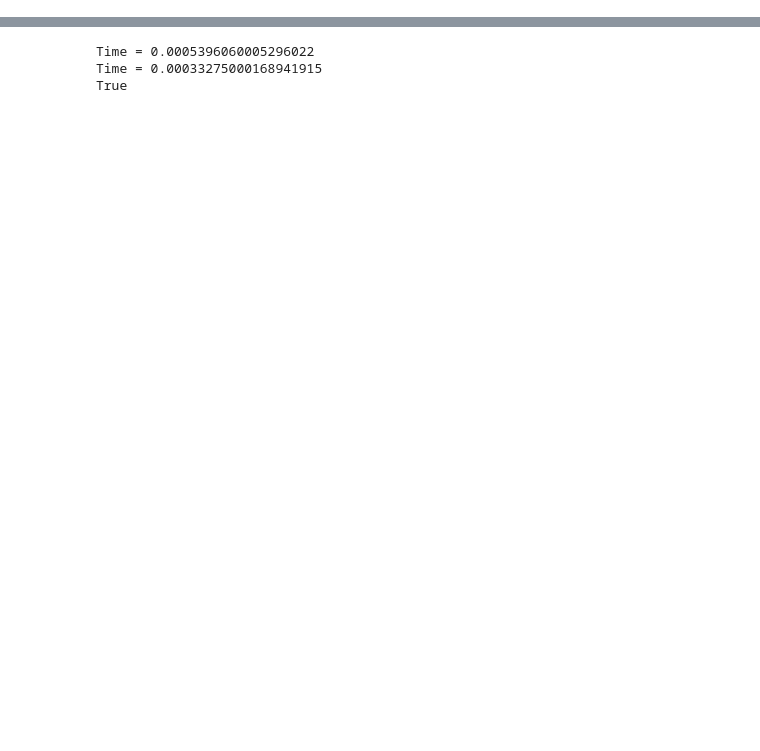
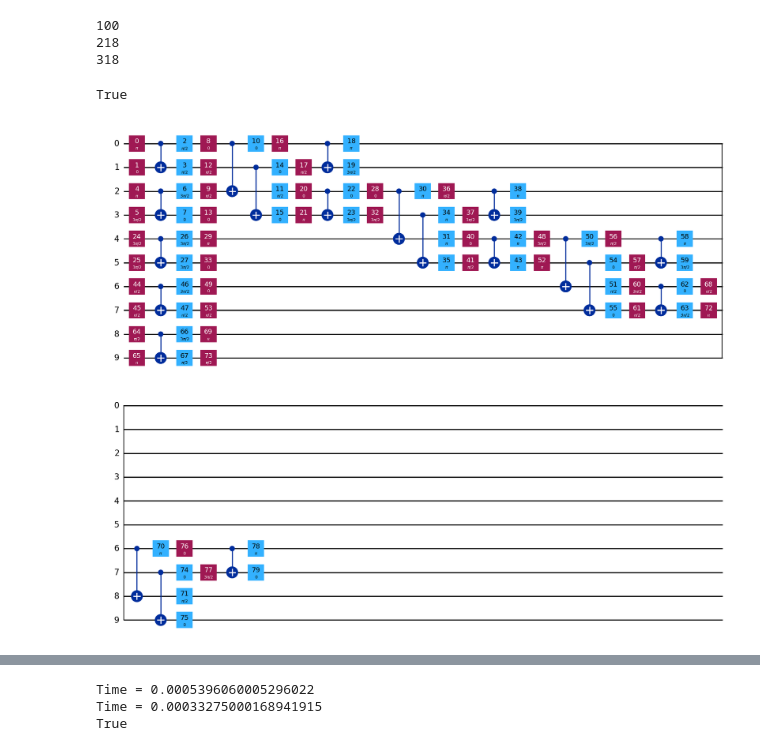
Before and after one commit to Bruno-Danti/CliffordNTK, a Jupyter notebook: notebooks/9.ipynb, the cells around one changed output, grey strips where cells are left out. Drawn from its saved outputs; the diff is of its cells as text; code cells hidden in the pictures; blank space fills up the shorter version.

```diff
--- a/notebooks/9.ipynb
+++ b/notebooks/9.ipynb
@@ -290,0 +399,28 @@ Time to build a Clifford representing the whole circ
+# %%
+cutoff = 100
+
+
+
+qc_head = qsk.QuantumCircuit(n_qubits)
+qc_tail = qsk.QuantumCircuit(n_qubits)
+qc_head.data = qc.data[:cutoff]
+qc_tail.data = qc.data[cutoff:]
+
+# qc_head = qsk.QuantumCircuit.from_instructions(qc.data[:cutoff], qubits=qc.qubits, clbits= qc.clbits)
+
+# qc_tail = qsk.QuantumCircuit.from_instructions(qc.data[cutoff:], qubits=qc.qubits, clbits= qc.clbits)
+
+print(len(qc_head.data))
+print(len(qc_tail.data))
+print(len(qc.data))
+qc_new = qc_head.compose(qc_tail)
+qc_new == qc
+# %% [output]
+100
+218
+318
+True
+# %%
+qc_head.draw("mpl")
+# %% [output]
+[figure, added]
```
Also changed, not shown: parts of 15 cells of this notebook, 1 other file.
